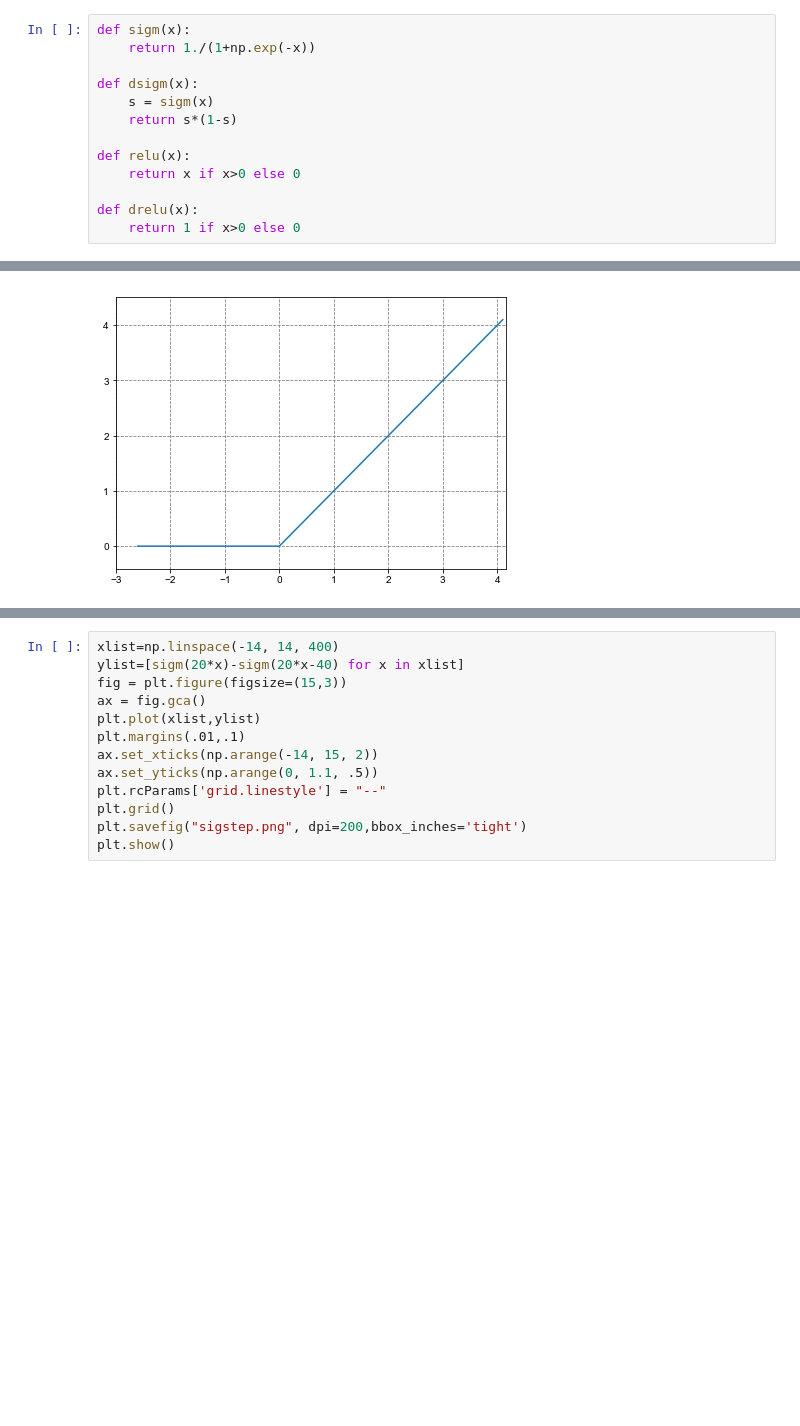
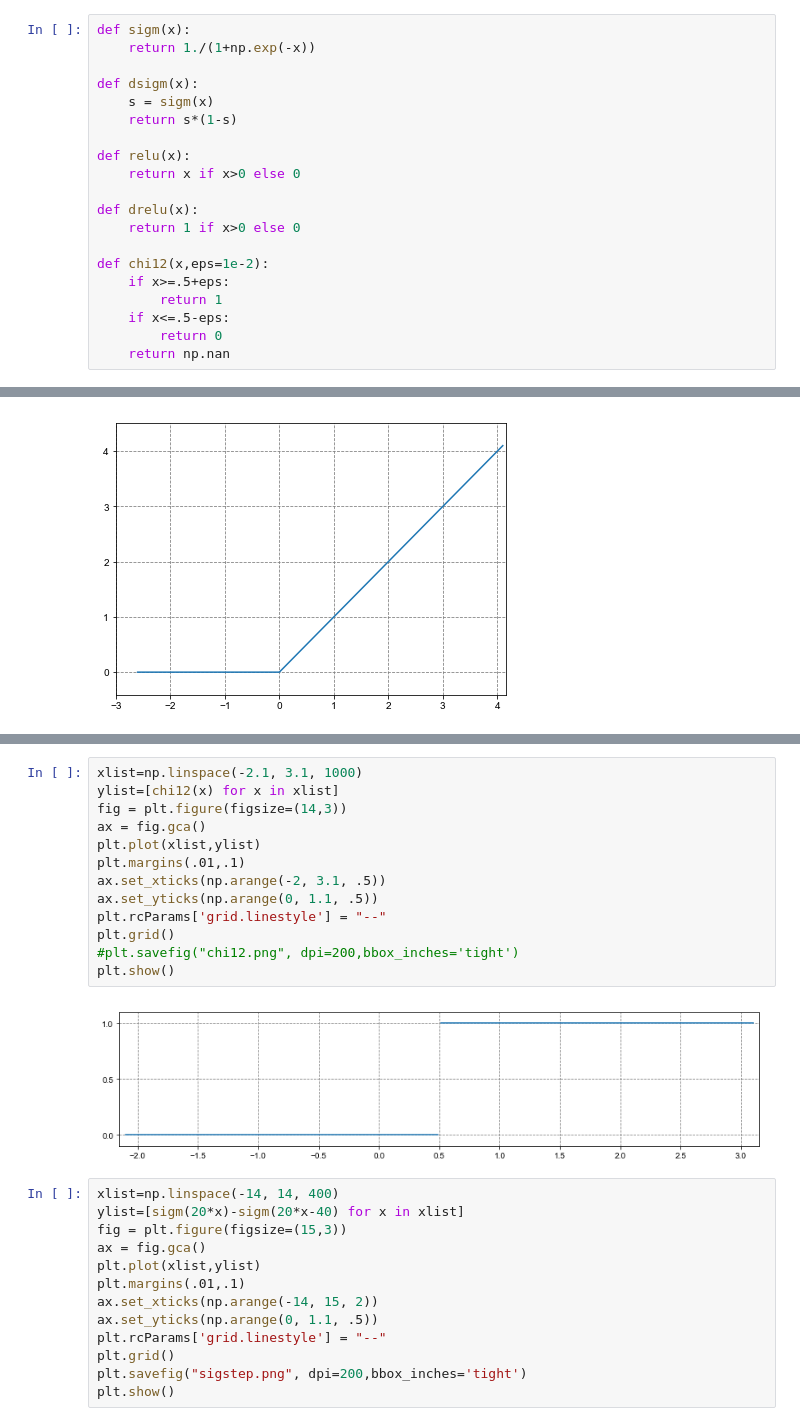
Before and after one commit to Legrandj/power, a Jupyter notebook: nn1.ipynb, the cells around one changed output, grey strips where cells are left out. Saved outputs shown, nothing was run; the diff lists cells and outputs as text; blank space fills up the shorter version.

```diff
--- a/nn1.ipynb
+++ b/nn1.ipynb
@@ -24,6 +24,13 @@ def relu(x):
 
 def drelu(x):
     return 1 if x>0 else 0
+
+def chi12(x,eps=1e-2):
+    if x>=.5+eps:
+        return 1
+    if x<=.5-eps:
+        return 0
+    return np.nan
 # %%
 def pwsigm(f,x,a,h):
     m = 3
@@ -111,6 +118,21 @@ plt.savefig("sigmoidrelu.png", dpi=200,bbox_inches='tight')
 plt.show()
 # %% [output]
 [figure]
+# %%
+xlist=np.linspace(-2.1, 3.1, 1000)
+ylist=[chi12(x) for x in xlist]
+fig = plt.figure(figsize=(14,3))
+ax = fig.gca()
+plt.plot(xlist,ylist)
+plt.margins(.01,.1)
+ax.set_xticks(np.arange(-2, 3.1, .5))
+ax.set_yticks(np.arange(0, 1.1, .5))
+plt.rcParams['grid.linestyle'] = "--"
+plt.grid()
+#plt.savefig("chi12.png", dpi=200,bbox_inches='tight')
+plt.show()
+# %% [output]
+[figure, added]
 # %%
 xlist=np.linspace(-14, 14, 400)
 ylist=[sigm(20*x)-sigm(20*x-40) for x in xlist]
```
Also changed, not shown: parts of 9 cells of this notebook.
